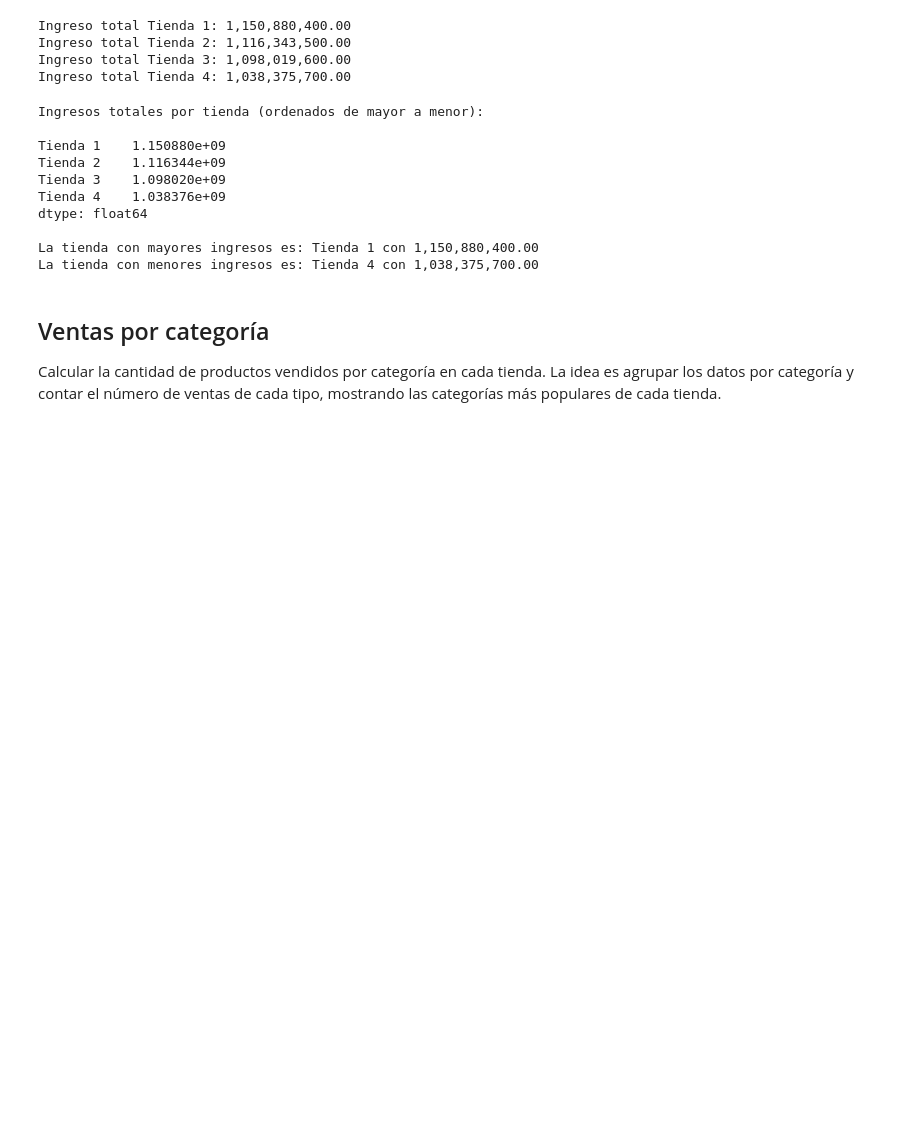
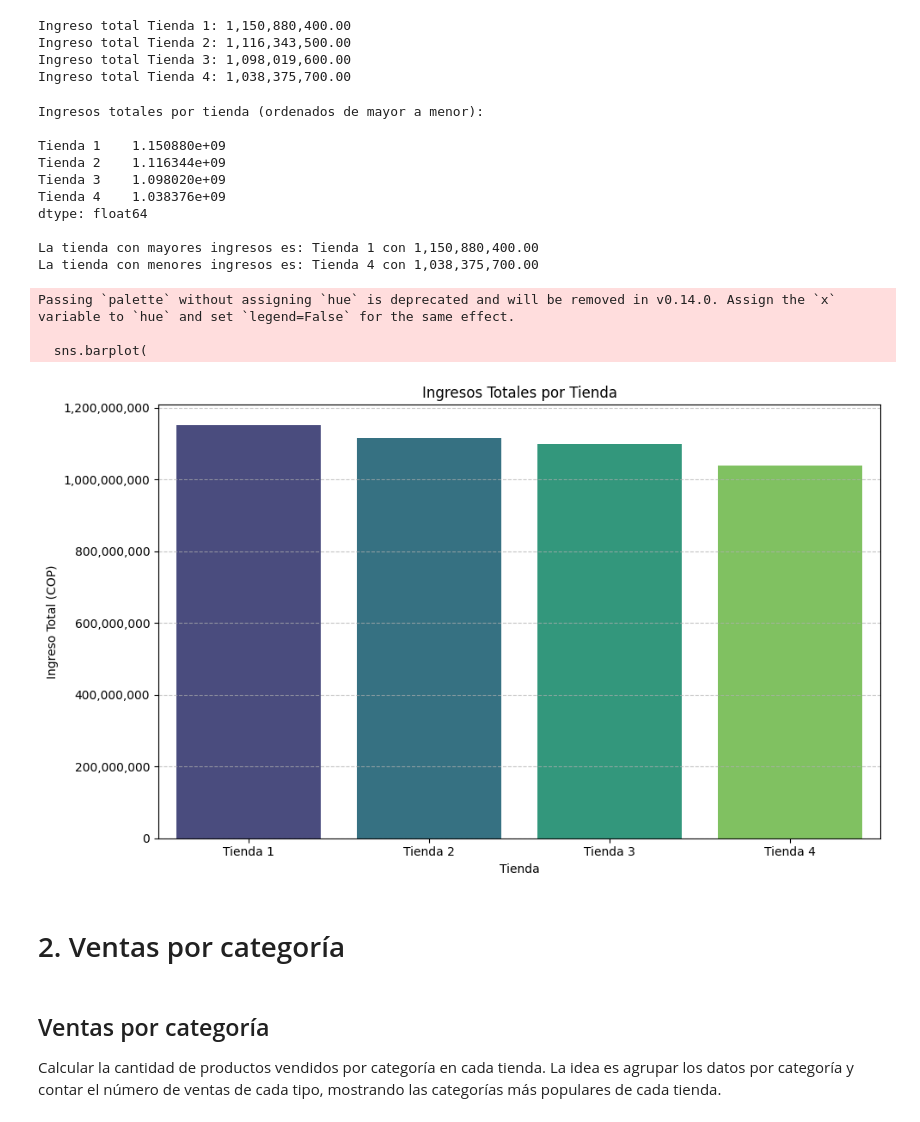
Before and after one commit to SaryCamasH/Alura-Store-Latam, a Jupyter notebook: AluraStoreLatam.ipynb, the cells around one changed output. Drawn from its saved outputs; the diff is of its cells as text; code cells hidden in the pictures; blank space fills up the shorter version.

```diff
--- a/AluraStoreLatam.ipynb
+++ b/AluraStoreLatam.ipynb
@@ -96,6 +96,41 @@ dtype: float64
 
 La tienda con mayores ingresos es: Tienda 1 con 1,150,880,400.00
 La tienda con menores ingresos es: Tienda 4 con 1,038,375,700.00
+# %%
+import matplotlib.pyplot as plt
+import seaborn as sns
+import pandas as pd
+import matplotlib.ticker as mticker
+
+# Crear un DataFrame a partir de la Serie ingresos_totales_ordenados
+ingresos_df = ingresos_totales_ordenados.reset_index()
+ingresos_df.columns = ['Tienda', 'Ingreso Total']
+
+plt.figure(figsize=(10, 6))
+sns.barplot(
+    x='Tienda',
+    y='Ingreso Total',
+    data=ingresos_df,
+    palette='viridis'
+)
+plt.title('Ingresos Totales por Tienda')
+plt.xlabel('Tienda')
+plt.ylabel('Ingreso Total (COP)')
+
+# Formatear el eje Y con comas
+formatter = mticker.StrMethodFormatter('{x:,.0f}')
+plt.gca().yaxis.set_major_formatter(formatter)
+
+plt.grid(axis='y', linestyle='--', alpha=0.7)
+plt.tight_layout()
+plt.show()
+# %% [output]
+Passing `palette` without assigning `hue` is deprecated and will be removed in v0.14.0. Assign the `x` variable to `hue` and set `legend=False` for the same effect.
+
+  sns.barplot(
+[figure, added]
+# %% [markdown]
+# 2. Ventas por categoría
 # %% [markdown]
  ## Ventas por categoría
 
```
Also changed, not shown: parts of 19 cells of this notebook.
